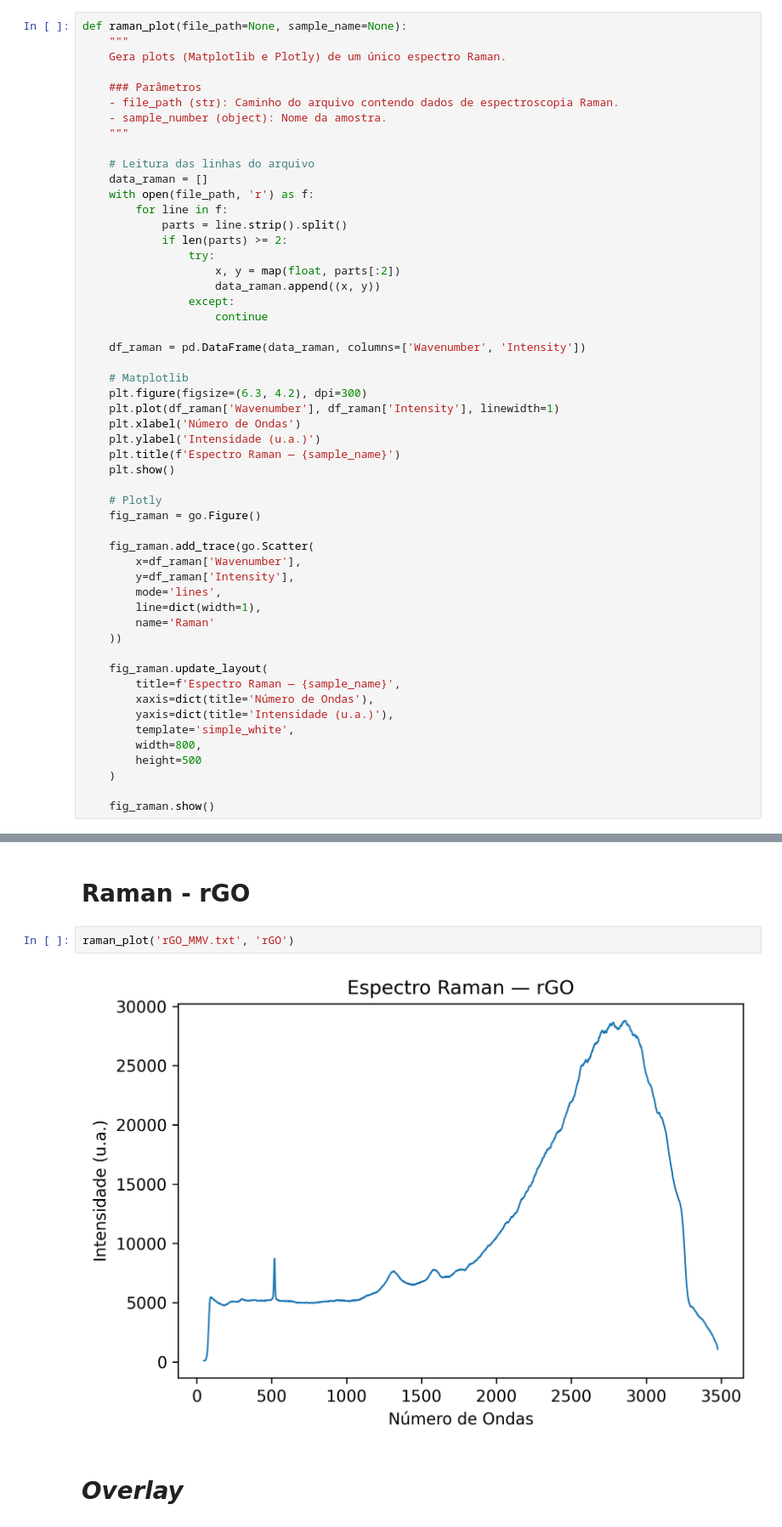
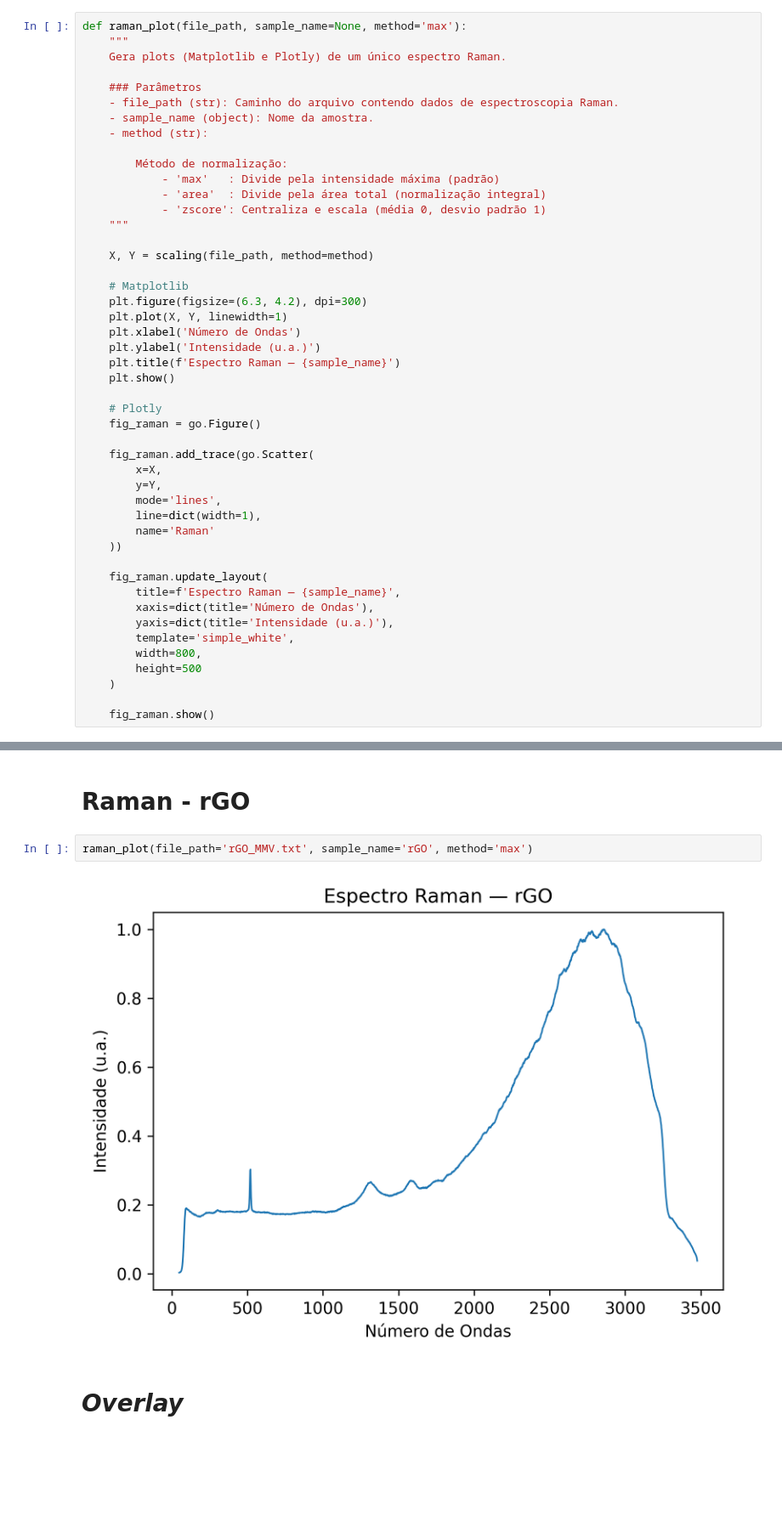
Before and after one commit to mateusjmd/Ilum, a Jupyter notebook: 2025.2/LA1/Raman/Raman_plot.ipynb, the cells around one changed output, grey strips where cells are left out. Shown at 85% size. Saved outputs shown, nothing was run; the diff lists cells and outputs as text; blank space fills up the shorter version.

Commit message:
Raman plotting updated with scaling methods

```diff
--- a/2025.2/LA1/Raman/Raman_plot.ipynb
+++ b/2025.2/LA1/Raman/Raman_plot.ipynb
@@ -19,32 +64,26 @@ from scipy.integrate import trapezoid
 # %% [markdown]
 Plot singular:
 # %%
-def raman_plot(file_path=None, sample_name=None):
+def raman_plot(file_path, sample_name=None, method='max'):
     """
     Gera plots (Matplotlib e Plotly) de um único espectro Raman.
 
     ### Parâmetros
     - file_path (str): Caminho do arquivo contendo dados de espectroscopia Raman.
-    - sample_number (object): Nome da amostra.
+    - sample_name (object): Nome da amostra.
+    - method (str):
+
+        Método de normalização:
+            - 'max'   : Divide pela intensidade máxima (padrão)
+            - 'area'  : Divide pela área total (normalização integral)
+            - 'zscore': Centraliza e escala (média 0, desvio padrão 1)
     """
 
-    # Leitura das linhas do arquivo
-    data_raman = []
-    with open(file_path, 'r') as f:
-        for line in f:
-            parts = line.strip().split()
-            if len(parts) >= 2:
-                try:
-                    x, y = map(float, parts[:2])
-                    data_raman.append((x, y))
-                except:
-                    continue
-
-    df_raman = pd.DataFrame(data_raman, columns=['Wavenumber', 'Intensity'])
+    X, Y = scaling(file_path, method=method)
 
     # Matplotlib
     plt.figure(figsize=(6.3, 4.2), dpi=300)
-    plt.plot(df_raman['Wavenumber'], df_raman['Intensity'], linewidth=1)
+    plt.plot(X, Y, linewidth=1)
     plt.xlabel('Número de Ondas')
     plt.ylabel('Intensidade (u.a.)')
     plt.title(f'Espectro Raman — {sample_name}')
@@ -54,8 +93,8 @@ def raman_plot(file_path=None, sample_name=None):
     fig_raman = go.Figure()
 
     fig_raman.add_trace(go.Scatter(
-        x=df_raman['Wavenumber'],
-        y=df_raman['Intensity'],
+        x=X,
+        y=Y,
         mode='lines',
         line=dict(width=1),
         name='Raman'
@@ -202,9 +222,9 @@ raman_plot('GO_MMV.txt', 'GO')
 # %% [markdown]
 # Raman - rGO
 # %%
-raman_plot('rGO_MMV.txt', 'rGO')
+raman_plot(file_path='rGO_MMV.txt', sample_name='rGO', method='max')
 # %% [output]
-[figure, old version]
+[figure, new version]
 # %% [markdown]
 # *Overlay*
 # %%
```
Also changed, not shown: parts of 16 cells of this notebook.
